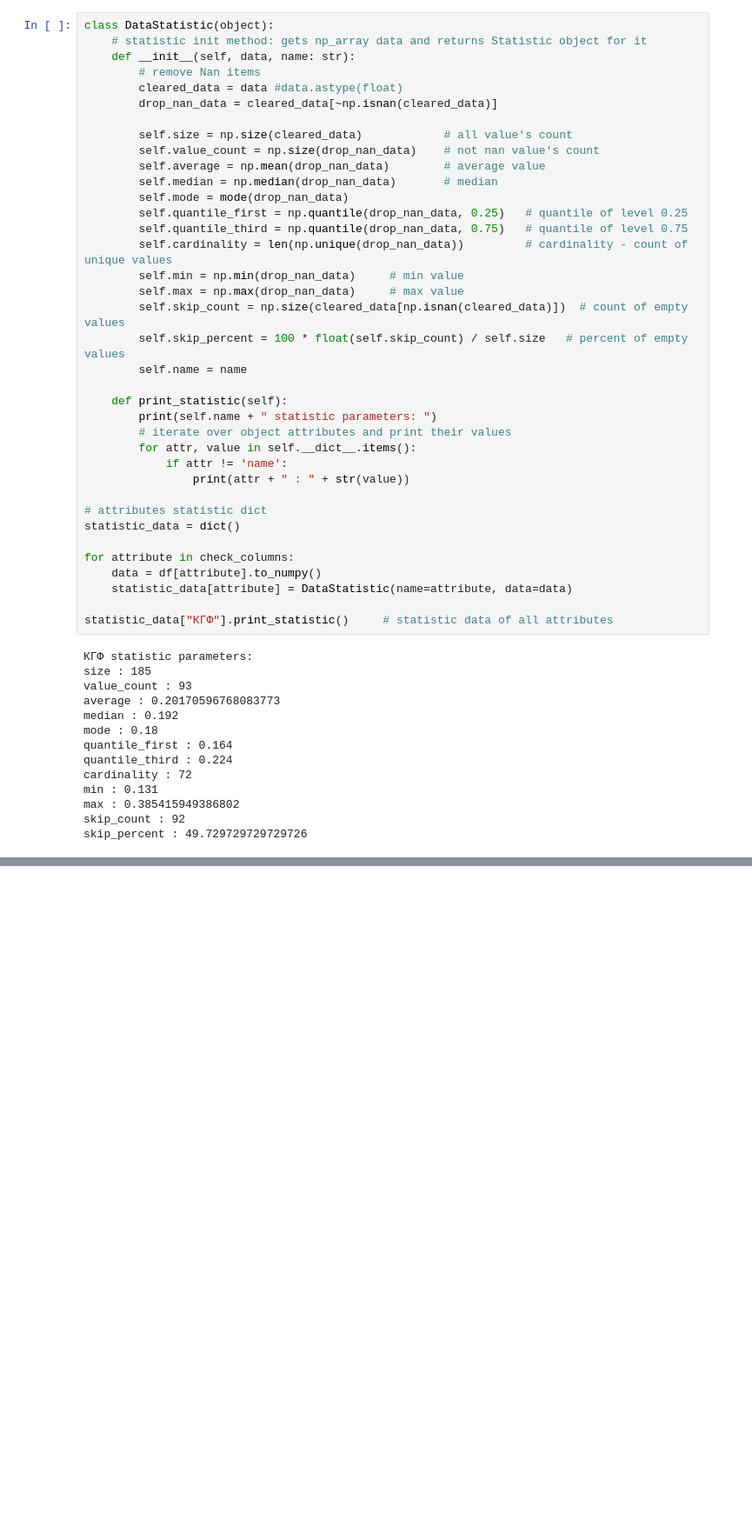
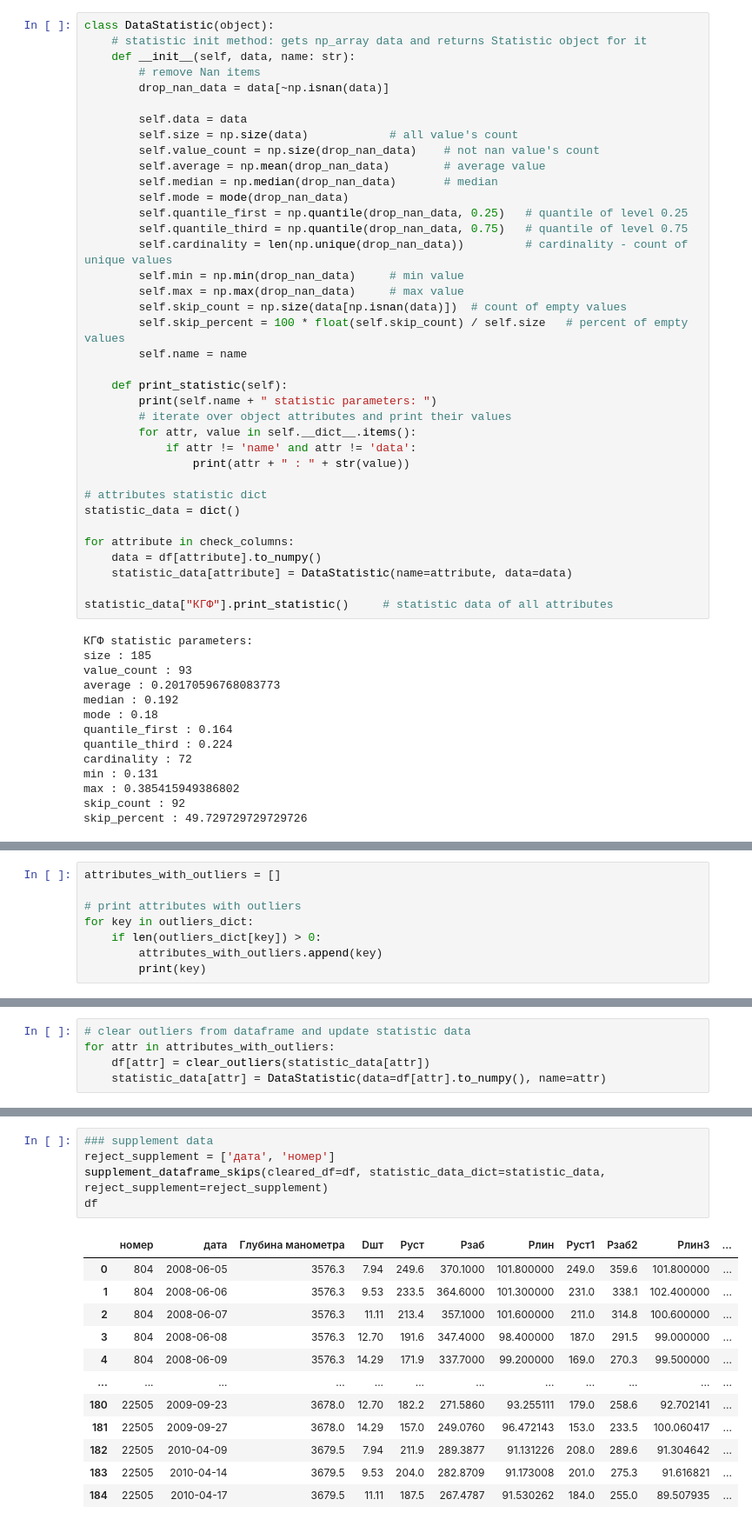
Before and after one commit to myPar/ML, a Jupyter notebook: TPNN_2023/lab1/prepare_dataset_baseline.ipynb, the cells around one changed output, grey strips where cells are left out. Shown: that part at 87% size. Drawn from its saved outputs; the diff is of its cells as text; blank space fills up the shorter version.

Commit message:
implemented clearing outliers, data supplement and correlation matrix plotting

```diff
--- a/TPNN_2023/lab1/prepare_dataset_baseline.ipynb
+++ b/TPNN_2023/lab1/prepare_dataset_baseline.ipynb
@@ -58,10 +58,10 @@ class DataStatistic(object):
     # statistic init method: gets np_array data and returns Statistic object for it
     def __init__(self, data, name: str):
         # remove Nan items
-        cleared_data = data #data.astype(float)
-        drop_nan_data = cleared_data[~np.isnan(cleared_data)]
+        drop_nan_data = data[~np.isnan(data)]
 
-        self.size = np.size(cleared_data)            # all value's count
+        self.data = data
+        self.size = np.size(data)            # all value's count
         self.value_count = np.size(drop_nan_data)    # not nan value's count
         self.average = np.mean(drop_nan_data)        # average value
         self.median = np.median(drop_nan_data)       # median
@@ -71,7 +71,7 @@ class DataStatistic(object):
         self.cardinality = len(np.unique(drop_nan_data))         # cardinality - count of unique values
         self.min = np.min(drop_nan_data)     # min value
         self.max = np.max(drop_nan_data)     # max value
-        self.skip_count = np.size(cleared_data[np.isnan(cleared_data)])  # count of empty values
+        self.skip_count = np.size(data[np.isnan(data)])  # count of empty values
         self.skip_percent = 100 * float(self.skip_count) / self.size   # percent of empty values
         self.name = name
 
@@ -79,7 +79,7 @@ class DataStatistic(object):
         print(self.name + " statistic parameters: ")
         # iterate over object attributes and print their values
         for attr, value in self.__dict__.items():
-            if attr != 'name':
+            if attr != 'name' and attr != 'data':
                 print(attr + " : " + str(value))
 
 # attributes statistic dict
@@ -165,0 +281,8 @@ graphics['КГФ'].show()
+# %%
+attributes_with_outliers = []
+
+# print attributes with outliers
+for key in outliers_dict:
+    if len(outliers_dict[key]) > 0:
+        attributes_with_outliers.append(key)
+        print(key)
@@ -165,0 +316,5 @@ graphics['КГФ'].show()
+# %%
+# clear outliers from dataframe and update statistic data
+for attr in attributes_with_outliers:
+    df[attr] = clear_outliers(statistic_data[attr])
+    statistic_data[attr] = DataStatistic(data=df[attr].to_numpy(), name=attr)
@@ -165,0 +361,18 @@ graphics['КГФ'].show()
+# %%
+### supplement data
+reject_supplement = ['дата', 'номер']
+supplement_dataframe_skips(cleared_df=df, statistic_data_dict=statistic_data, reject_supplement=reject_supplement)
+df
+# %% [output]
+|  | номер | дата | Глубина манометра | Dшт | Руст | Рзаб | Pлин | Руст1 | Рзаб2 | Pлин3 | ... |
+| 0 | 804 | 2008-06-05 | 3576.3 | 7.94 | 249.6 | 370.1000 | 101.800000 | 249.0 | 359.6 | 101.800000 | ... |
+| 1 | 804 | 2008-06-06 | 3576.3 | 9.53 | 233.5 | 364.6000 | 101.300000 | 231.0 | 338.1 | 102.400000 | ... |
+| 2 | 804 | 2008-06-07 | 3576.3 | 11.11 | 213.4 | 357.1000 | 101.600000 | 211.0 | 314.8 | 100.600000 | ... |
+| 3 | 804 | 2008-06-08 | 3576.3 | 12.70 | 191.6 | 347.4000 | 98.400000 | 187.0 | 291.5 | 99.000000 | ... |
+| 4 | 804 | 2008-06-09 | 3576.3 | 14.29 | 171.9 | 337.7000 | 99.200000 | 169.0 | 270.3 | 99.500000 | ... |
+| ... | ... | ... | ... | ... | ... | ... | ... | ... | ... | ... | ... |
+| 180 | 22505 | 2009-09-23 | 3678.0 | 12.70 | 182.2 | 271.5860 | 93.255111 | 179.0 | 258.6 | 92.702141 | ... |
+| 181 | 22505 | 2009-09-27 | 3678.0 | 14.29 | 157.0 | 249.0760 | 96.472143 | 153.0 | 233.5 | 100.060417 | ... |
+| 182 | 22505 | 2010-04-09 | 3679.5 | 7.94 | 211.9 | 289.3877 | 91.131226 | 208.0 | 289.6 | 91.304642 | ... |
+| 183 | 22505 | 2010-04-14 | 3679.5 | 9.53 | 204.0 | 282.8709 | 91.173008 | 201.0 | 275.3 | 91.616821 | ... |
+| 184 | 22505 | 2010-04-17 | 3679.5 | 11.11 | 187.5 | 267.4787 | 91.530262 | 184.0 | 255.0 | 89.507935 | ... |
```
Also changed, not shown: parts of 24 cells of this notebook, 1 other file.
